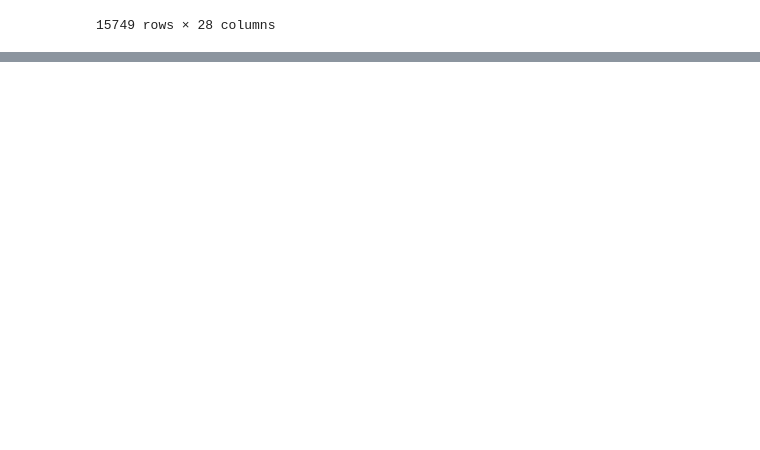
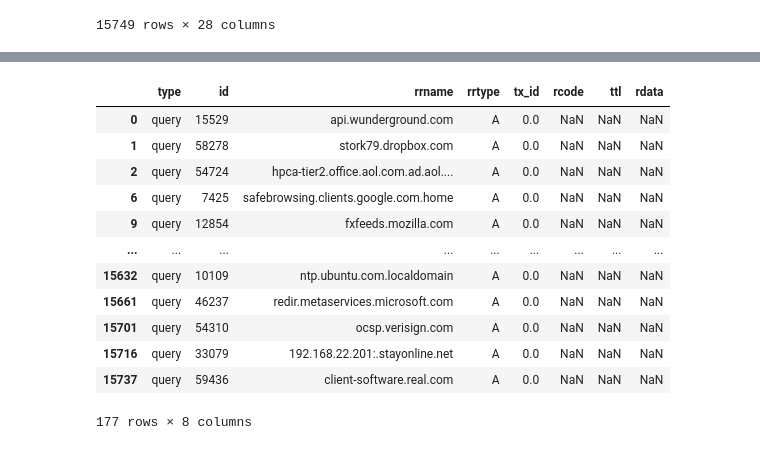
Before and after one commit to MarcoRamirezGT/LAB09_REDES, a Jupyter notebook: main.ipynb, the cells around one changed output, grey strips where cells are left out. Saved outputs shown, nothing was run; the diff lists cells and outputs as text; code cells hidden in the pictures; blank space fills up the shorter version.

```diff
--- a/main.ipynb
+++ b/main.ipynb
@@ -51,0 +98,17 @@ df[df['dns'].notna()]
+# %%
+df_unicos=df_dns_a.drop_duplicates(subset=['rrname'])
+df_unicos
+# %% [output]
+|  | type | id | rrname | rrtype | tx_id | rcode | ttl | rdata |
+| 0 | query | 15529 | api.wunderground.com | A | 0.0 | NaN | NaN | NaN |
+| 1 | query | 58278 | stork79.dropbox.com | A | 0.0 | NaN | NaN | NaN |
+| 2 | query | 54724 | hpca-tier2.office.aol.com.ad.aol.... | A | 0.0 | NaN | NaN | NaN |
+| 6 | query | 7425 | safebrowsing.clients.google.com.home | A | 0.0 | NaN | NaN | NaN |
+| 9 | query | 12854 | fxfeeds.mozilla.com | A | 0.0 | NaN | NaN | NaN |
+| ... | ... | ... | ... | ... | ... | ... | ... | ... |
+| 15632 | query | 10109 | ntp.ubuntu.com.localdomain | A | 0.0 | NaN | NaN | NaN |
+| 15661 | query | 46237 | redir.metaservices.microsoft.com | A | 0.0 | NaN | NaN | NaN |
+| 15701 | query | 54310 | ocsp.verisign.com | A | 0.0 | NaN | NaN | NaN |
+| 15716 | query | 33079 | 192.168.22.201:.stayonline.net | A | 0.0 | NaN | NaN | NaN |
+| 15737 | query | 59436 | client-software.real.com | A | 0.0 | NaN | NaN | NaN |
+177 rows × 8 columns
```
Also changed, not shown: parts of 6 cells of this notebook.
